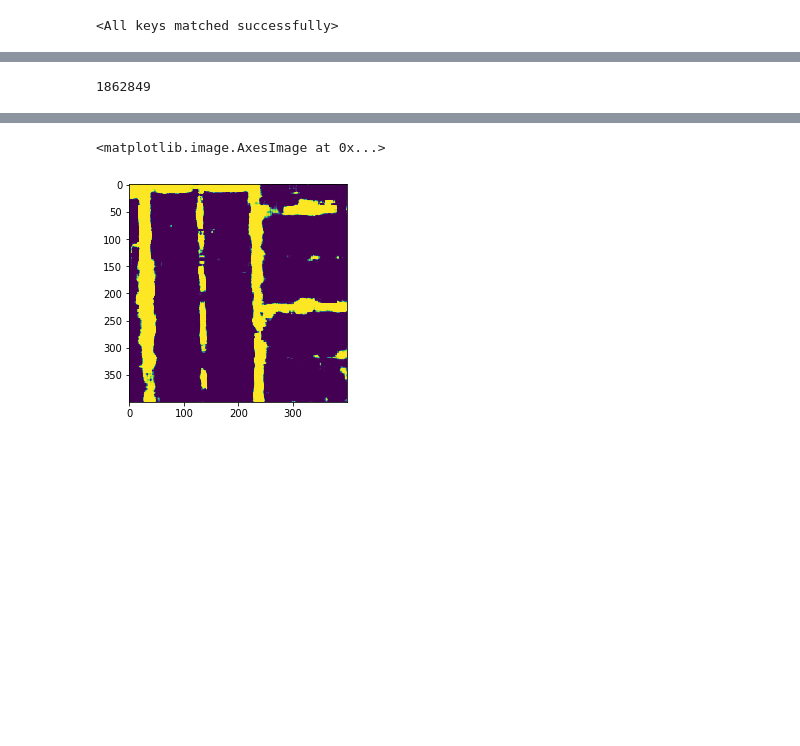
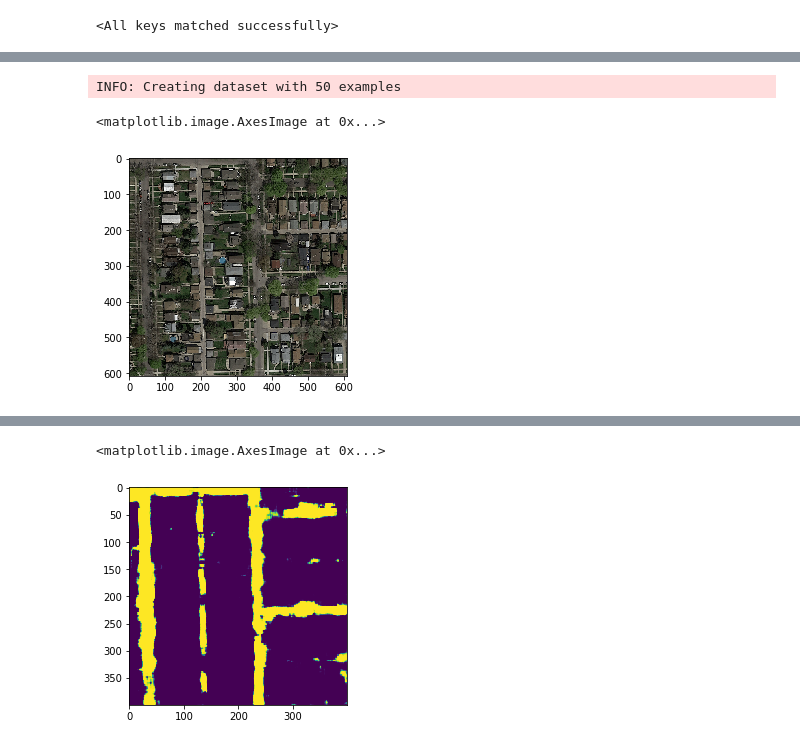
Before and after one commit to ehoelzl/ML_course, a Jupyter notebook: projects/project2/project_road_segmentation/torch_unet/Torch.ipynb, the cells around one changed output, grey strips where cells are left out. Drawn from its saved outputs; the diff is of its cells as text; code cells hidden in the pictures; blank space fills up the shorter version.

```diff
--- a/projects/project2/project_road_segmentation/torch_unet/Torch.ipynb
+++ b/projects/project2/project_road_segmentation/torch_unet/Torch.ipynb
@@ -153,6 +55,6 @@ def count_parameters(model):
-# %%
-count_parameters(net)
-# %% [output]
-1862849
 # %%
+import matplotlib.image as mpimg
+test_set = TestSet("../Datasets/test_set_images/")
 test_loader = DataLoader(test_set, batch_size=1, shuffle=False, num_workers=2, pin_memory=True)
+# %% [output]
+INFO: Creating dataset with 50 examples
@@ -160,0 +61,11 @@ import matplotlib.image as mpimg
+# %%
+from torch_unet.image_utils import get_image_patches
+img = test_set[0]['image']
+raw_img = test_set.get_raw_image(0)
+patches_torch = get_image_patches(img, 400)
+#patches = np.array([x.transpose((1,2,0)) for x in get_image_patches(img, 400)])
+# %%
+plt.imshow(raw_img)
+# %% [output]
+<matplotlib.image.AxesImage at 0x...>
+[figure, added]
```
Also changed, not shown: parts of 26 cells of this notebook, 7 other files.
